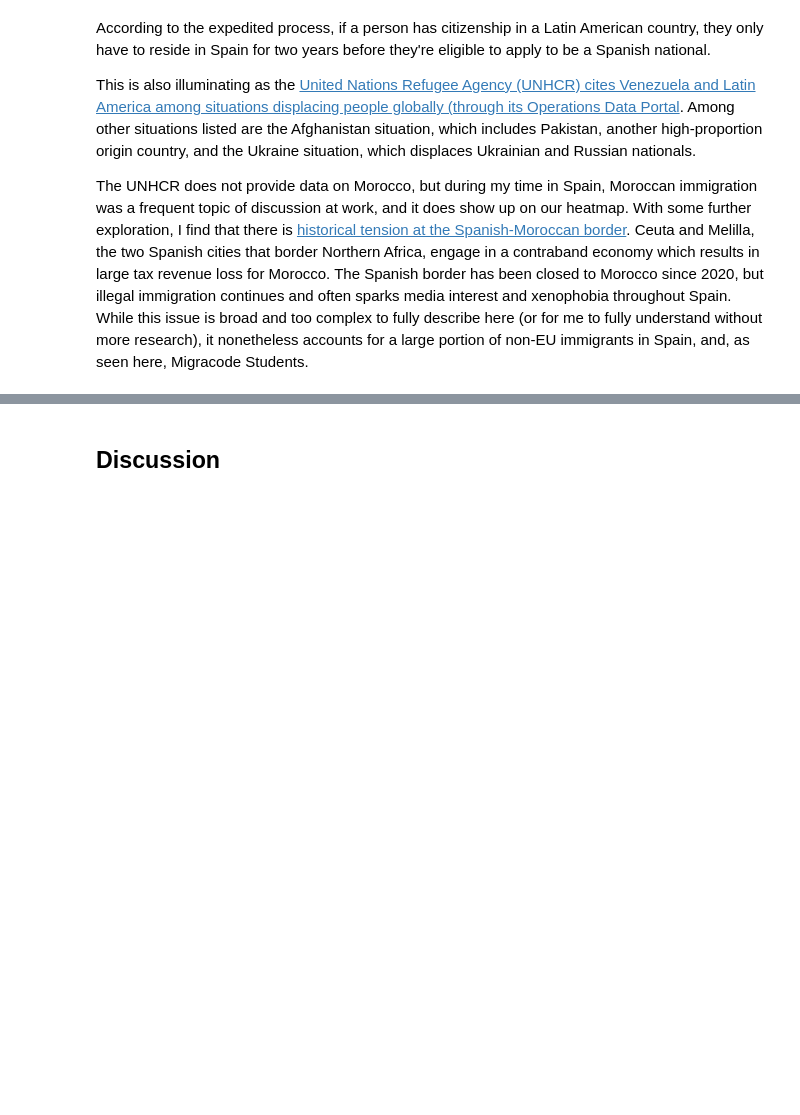
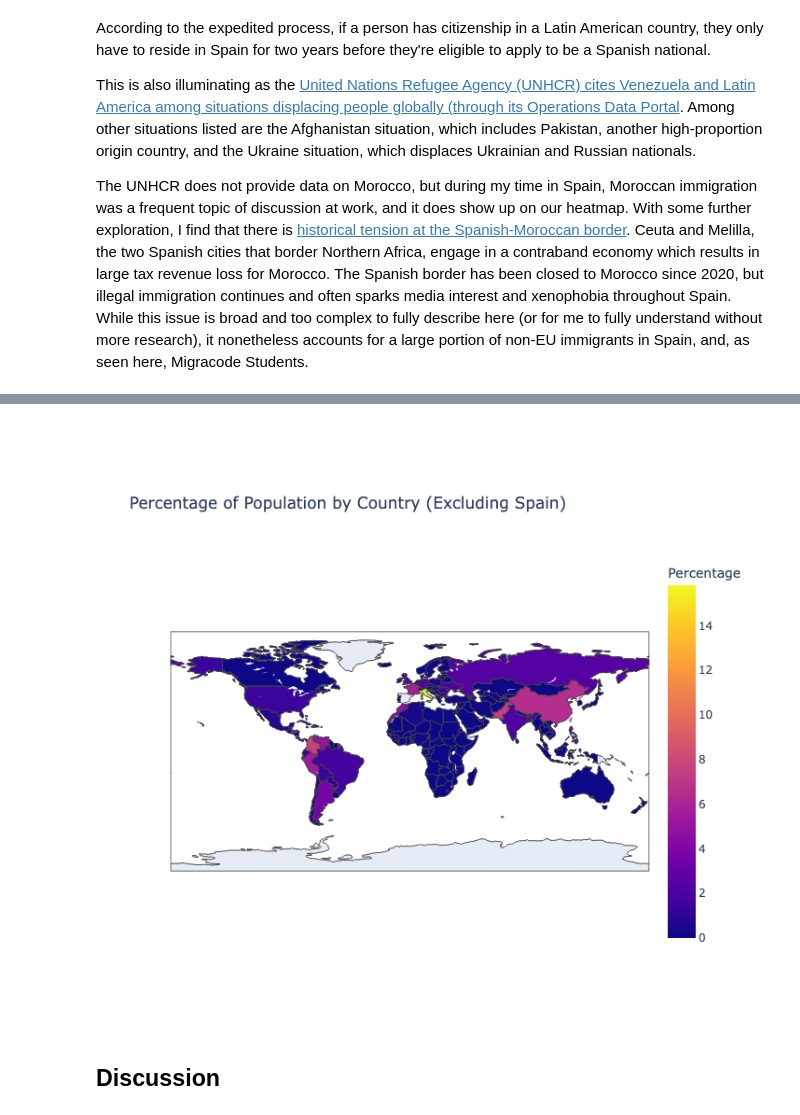
Before and after one commit to georgiatrent/Immigration-spain-dh140, a Jupyter notebook: Notebook.ipynb, the cells around one changed output, grey strips where cells are left out. Cells and saved outputs as stored; diff of their text form; code cells hidden in the pictures; blank space fills up the shorter version.

```diff
--- a/Notebook.ipynb
+++ b/Notebook.ipynb
@@ -614,3 +627,30 @@ country_encodings.head(10)
+# %% [markdown]
+###
+# %%
+# Don't include Spain now
+country_totals = country_totals[country_totals['Country'] != 'Spain']
+
+total_population_excluding_spain = country_totals['Total_Population'].sum()
+country_totals['Percentage'] = (country_totals['Total_Population'] / total_population_excluding_spain) * 100
+
+fig = px.choropleth(
+    country_totals,
+    locations="Country",
+    locationmode="country names",
+    color="Percentage",
+    hover_name="Country",
+    color_continuous_scale=px.colors.sequential.Plasma,
+    title="Percentage of Population by Country (Excluding Spain)"
+)
+
+fig.update_layout(
+    width=900,  # should be 3:2 ratio
+    height=600
+)
+
+fig.show()
+# %% [output]
+[figure, added]
 # %% [markdown]
 ## Discussion
 # %% [markdown]
```
Also changed, not shown: parts of 8 cells of this notebook.
